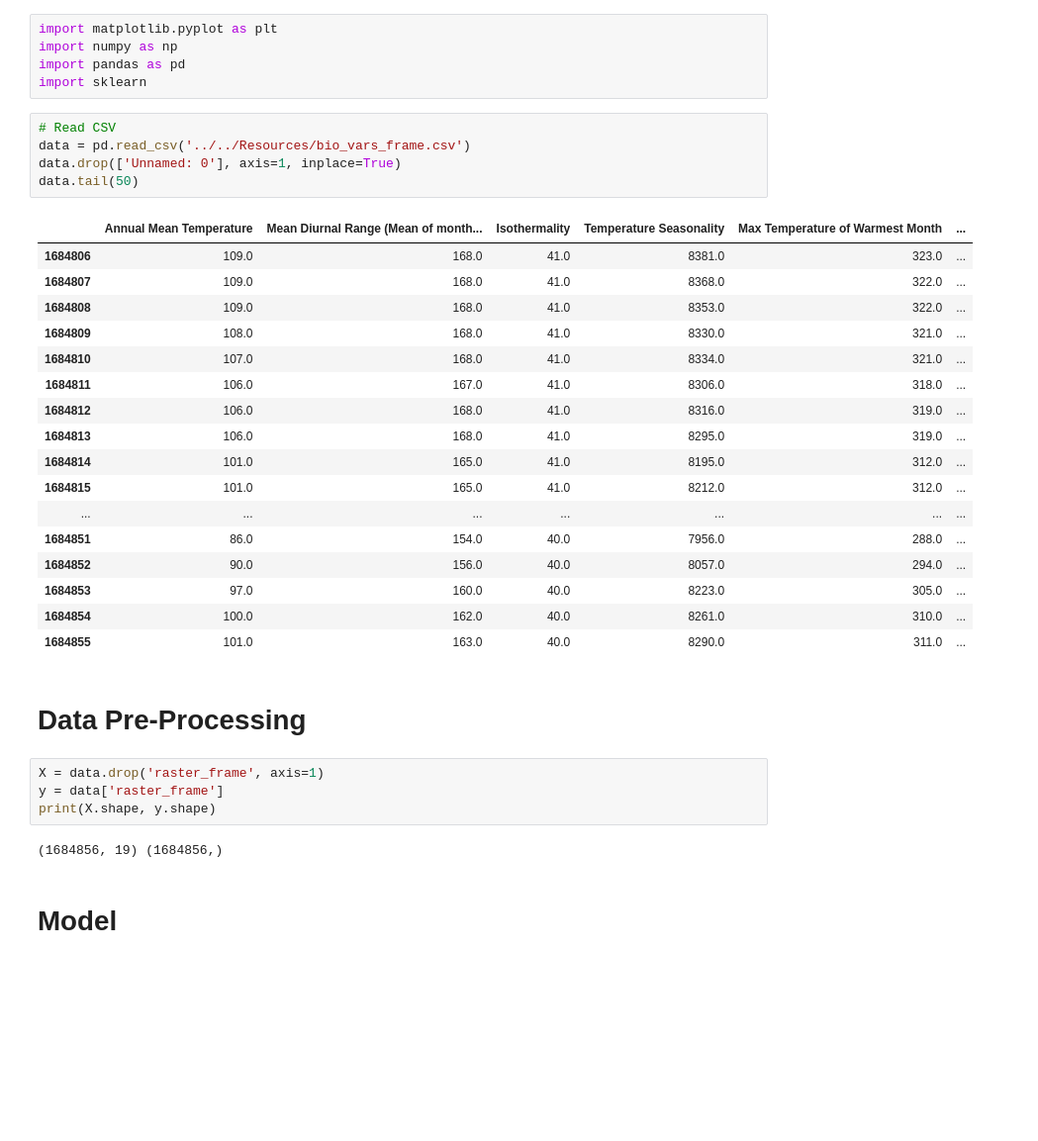
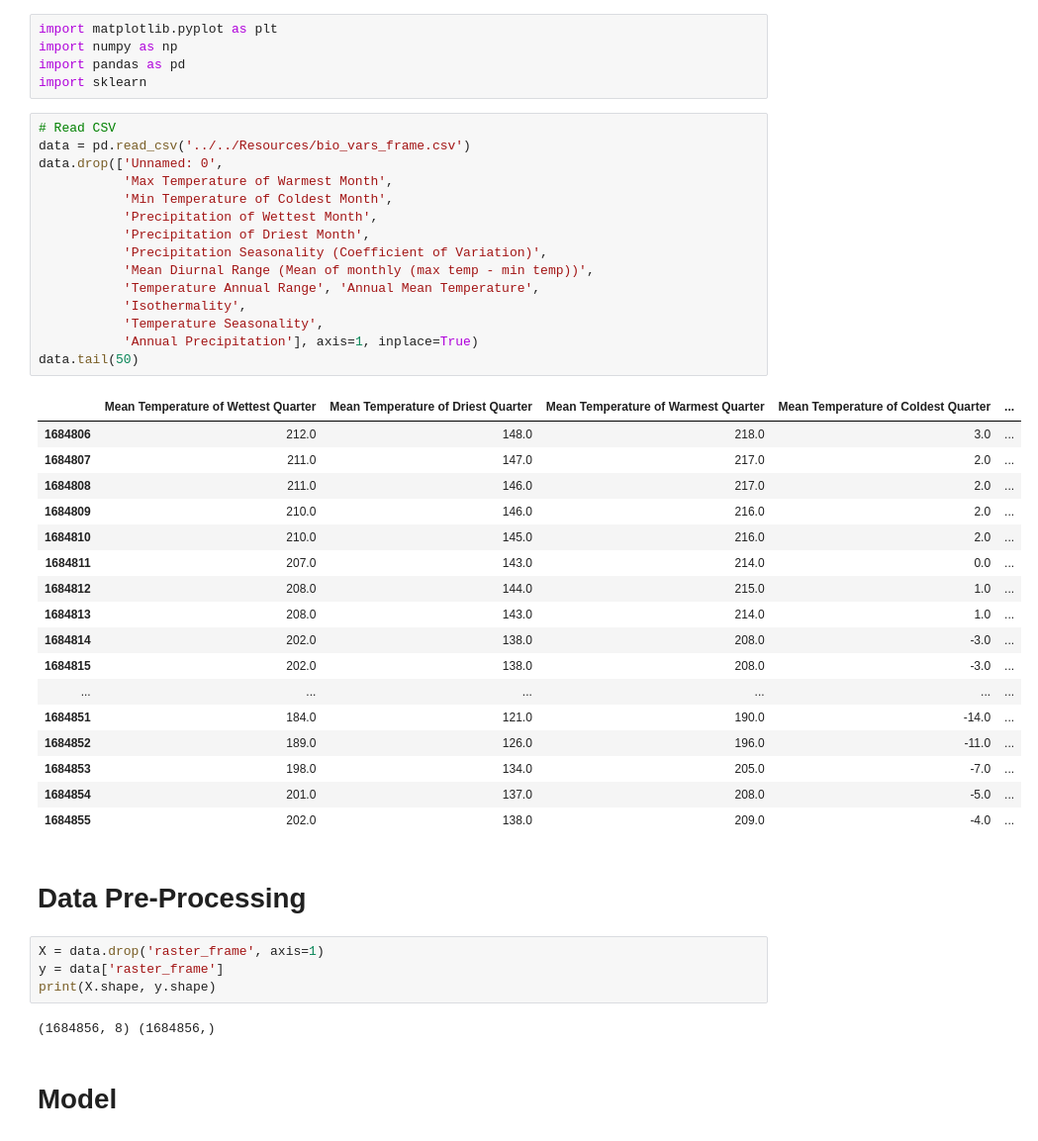
Before and after one commit to Senkichi/The_Catastrophe_Coefficient, a Jupyter notebook: static/Python/Multiple Logistic Regression.ipynb, the cells around one changed output. Shown at 99% size. Saved outputs shown, nothing was run; the diff lists cells and outputs as text; blank space fills up the shorter version.

```diff
--- a/static/Python/Multiple Logistic Regression.ipynb
+++ b/static/Python/Multiple Logistic Regression.ipynb
@@ -6,26 +6,36 @@ import sklearn
 # %%
 # Read CSV
 data = pd.read_csv('../../Resources/bio_vars_frame.csv')
-data.drop(['Unnamed: 0'], axis=1, inplace=True)
+data.drop(['Unnamed: 0',
+           'Max Temperature of Warmest Month',
+           'Min Temperature of Coldest Month',
+           'Precipitation of Wettest Month',
+           'Precipitation of Driest Month',
+           'Precipitation Seasonality (Coefficient of Variation)',
+           'Mean Diurnal Range (Mean of monthly (max temp - min temp))',
+           'Temperature Annual Range', 'Annual Mean Temperature',
+           'Isothermality',
+           'Temperature Seasonality',
+           'Annual Precipitation'], axis=1, inplace=True)
 data.tail(50)
 # %% [output]
-|  | Annual Mean Temperature | Mean Diurnal Range (Mean of month... | Isothermality | Temperature Seasonality | Max Temperature of Warmest Month | ... |
-| 1684806 | 109.0 | 168.0 | 41.0 | 8381.0 | 323.0 | ... |
-| 1684807 | 109.0 | 168.0 | 41.0 | 8368.0 | 322.0 | ... |
-| 1684808 | 109.0 | 168.0 | 41.0 | 8353.0 | 322.0 | ... |
-| 1684809 | 108.0 | 168.0 | 41.0 | 8330.0 | 321.0 | ... |
-| 1684810 | 107.0 | 168.0 | 41.0 | 8334.0 | 321.0 | ... |
-| 1684811 | 106.0 | 167.0 | 41.0 | 8306.0 | 318.0 | ... |
-| 1684812 | 106.0 | 168.0 | 41.0 | 8316.0 | 319.0 | ... |
-| 1684813 | 106.0 | 168.0 | 41.0 | 8295.0 | 319.0 | ... |
-| 1684814 | 101.0 | 165.0 | 41.0 | 8195.0 | 312.0 | ... |
-| 1684815 | 101.0 | 165.0 | 41.0 | 8212.0 | 312.0 | ... |
-| ... | ... | ... | ... | ... | ... | ... |
-| 1684851 | 86.0 | 154.0 | 40.0 | 7956.0 | 288.0 | ... |
-| 1684852 | 90.0 | 156.0 | 40.0 | 8057.0 | 294.0 | ... |
-| 1684853 | 97.0 | 160.0 | 40.0 | 8223.0 | 305.0 | ... |
-| 1684854 | 100.0 | 162.0 | 40.0 | 8261.0 | 310.0 | ... |
-| 1684855 | 101.0 | 163.0 | 40.0 | 8290.0 | 311.0 | ... |
+|  | Mean Temperature of Wettest Quarter | Mean Temperature of Driest Quarter | Mean Temperature of Warmest Quarter | Mean Temperature of Coldest Quarter | ... |
+| 1684806 | 212.0 | 148.0 | 218.0 | 3.0 | ... |
+| 1684807 | 211.0 | 147.0 | 217.0 | 2.0 | ... |
+| 1684808 | 211.0 | 146.0 | 217.0 | 2.0 | ... |
+| 1684809 | 210.0 | 146.0 | 216.0 | 2.0 | ... |
+| 1684810 | 210.0 | 145.0 | 216.0 | 2.0 | ... |
+| 1684811 | 207.0 | 143.0 | 214.0 | 0.0 | ... |
+| 1684812 | 208.0 | 144.0 | 215.0 | 1.0 | ... |
+| 1684813 | 208.0 | 143.0 | 214.0 | 1.0 | ... |
+| 1684814 | 202.0 | 138.0 | 208.0 | -3.0 | ... |
+| 1684815 | 202.0 | 138.0 | 208.0 | -3.0 | ... |
+| ... | ... | ... | ... | ... | ... |
+| 1684851 | 184.0 | 121.0 | 190.0 | -14.0 | ... |
+| 1684852 | 189.0 | 126.0 | 196.0 | -11.0 | ... |
+| 1684853 | 198.0 | 134.0 | 205.0 | -7.0 | ... |
+| 1684854 | 201.0 | 137.0 | 208.0 | -5.0 | ... |
+| 1684855 | 202.0 | 138.0 | 209.0 | -4.0 | ... |
 # %% [markdown]
 # Data Pre-Processing
 # %%
@@ -33,7 +43,7 @@ X = data.drop('raster_frame', axis=1)
 y = data['raster_frame']
 print(X.shape, y.shape)
 # %% [output]
-(1684856, 19) (1684856,)
+(1684856, 8) (1684856,)
 # %% [markdown]
 # Model
 # %%
```
Also changed, not shown: parts of 4 cells of this notebook.
